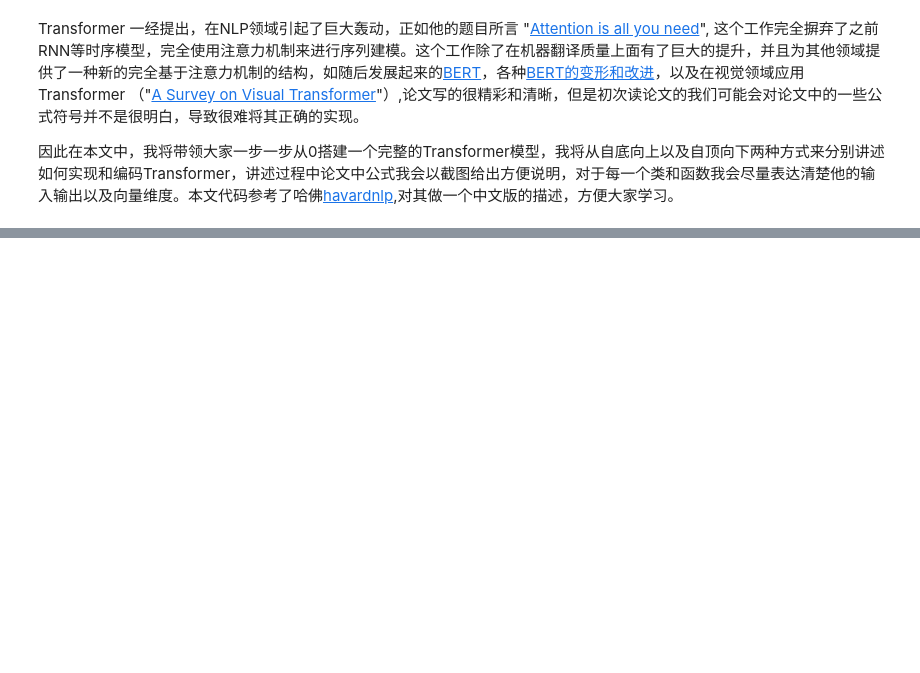
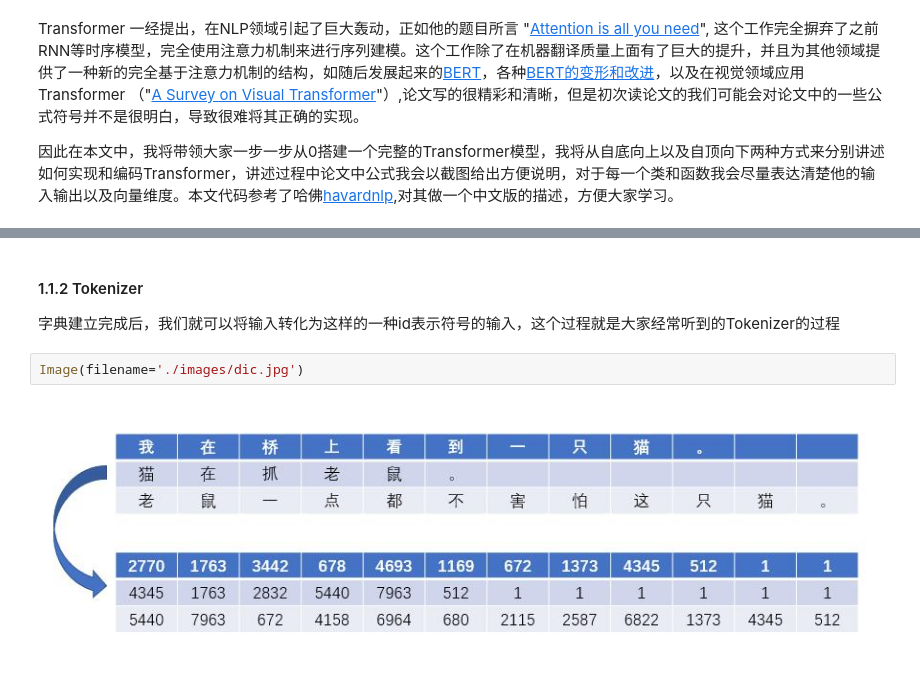
Before and after one commit to jing-ge/HandByHandBuildTransformer, a Jupyter notebook: bottom2up_transformer.ipynb, the cells around one changed output, grey strips where cells are left out. Drawn from its saved outputs; the diff is of its cells as text; blank space fills up the shorter version.

```diff
--- a/bottom2up_transformer.ipynb
+++ b/bottom2up_transformer.ipynb
@@ -21,0 +41,7 @@ Image(filename='./images/transformer.jpg')
+# %% [markdown]
+#### 1.1.2 Tokenizer
+字典建立完成后，我们就可以将输入转化为这样的一种id表示符号的输入，这个过程就是大家经常听到的Tokenizer的过程
+# %%
+Image(filename='./images/dic.jpg')
+# %% [output]
+[figure, added]
```
Also changed, not shown: parts of 11 cells of this notebook, 7 other files.
